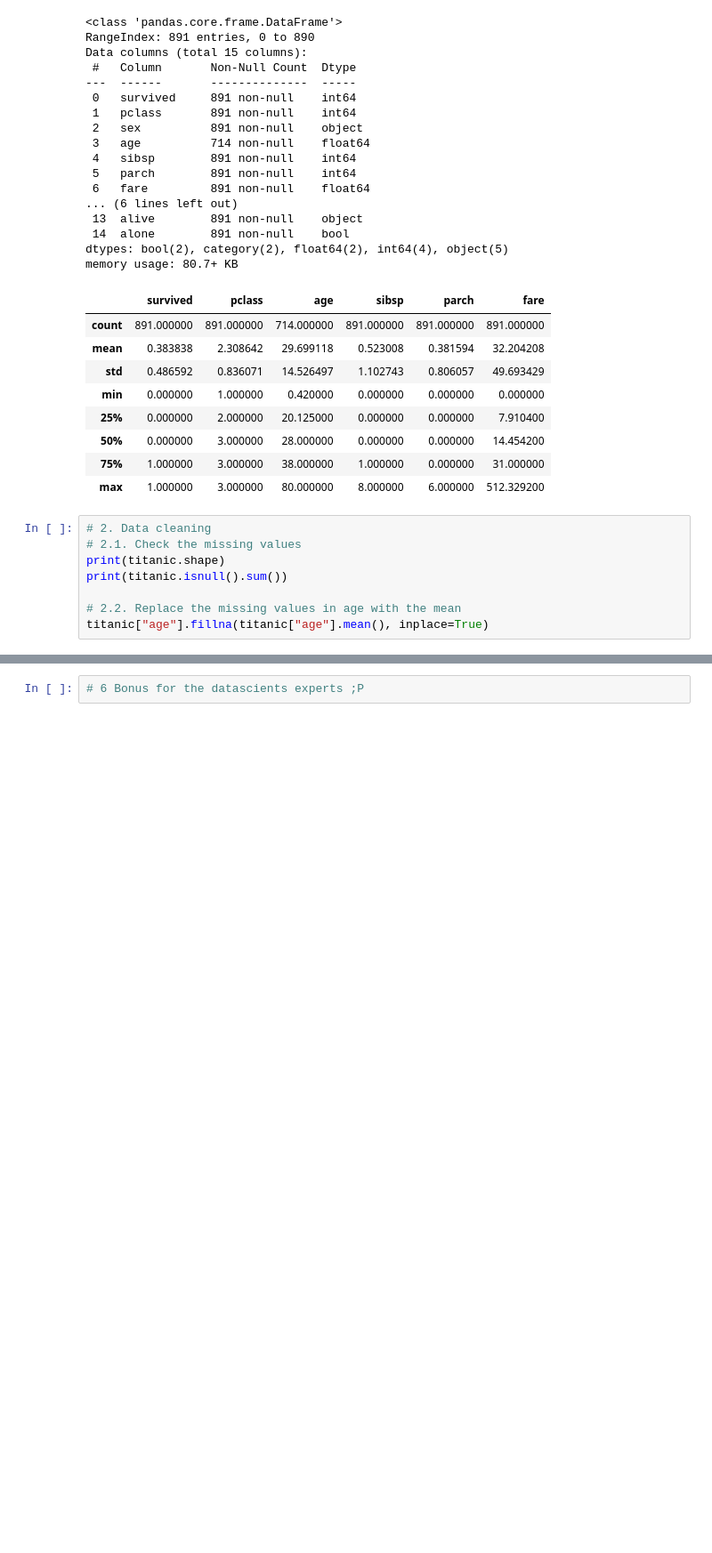
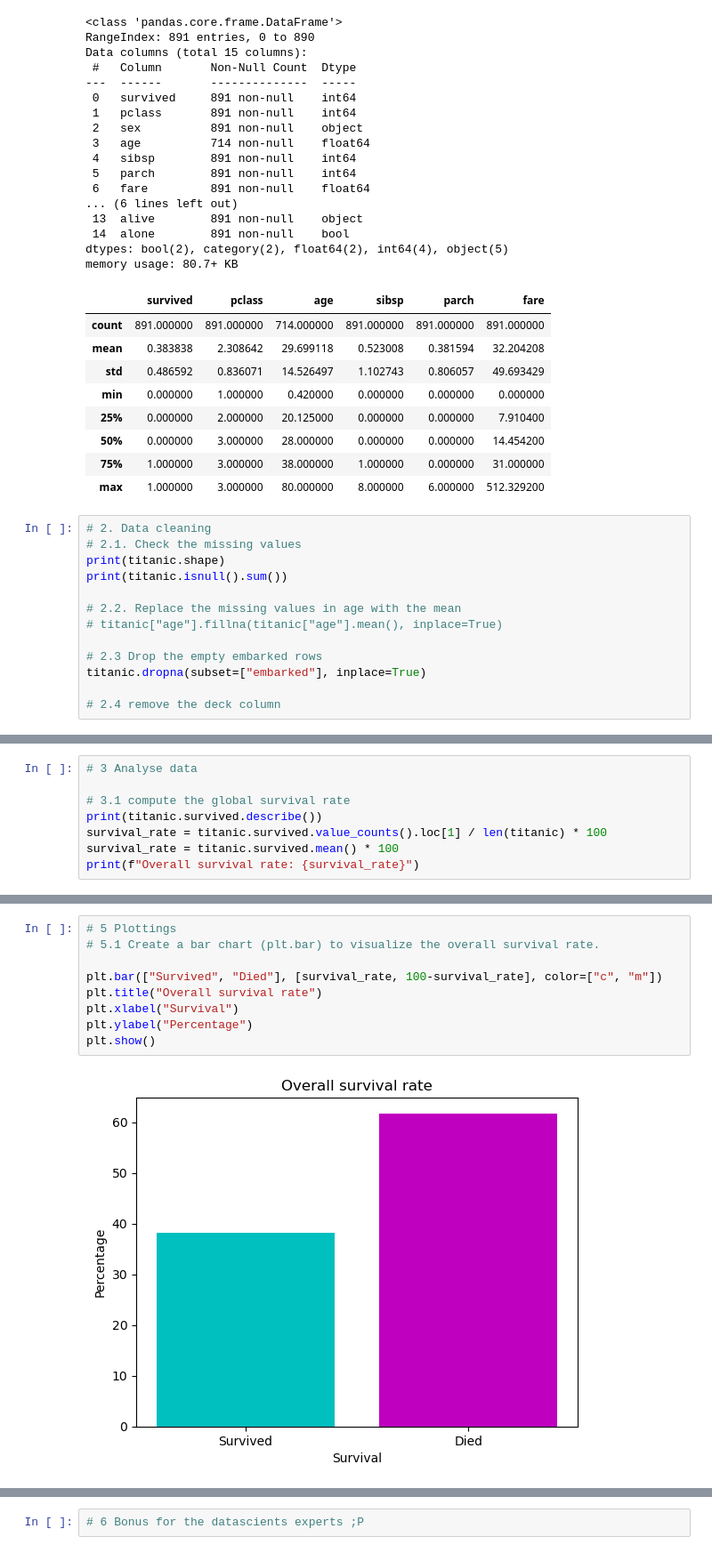
Before and after one commit to diaa-hariri/nomades_python_software_engineer, a Jupyter notebook: numpy_pandas/student_exercises/corrections/pandas/titanic.ipynb, the cells around one changed output, grey strips where cells are left out. Shown: that part at 89% size. Cells and saved outputs as stored; diff of their text form; blank space fills up the shorter version.

```diff
--- a/numpy_pandas/student_exercises/corrections/pandas/titanic.ipynb
+++ b/numpy_pandas/student_exercises/corrections/pandas/titanic.ipynb
@@ -71,4 +71,9 @@ print(titanic.shape)
 print(titanic.isnull().sum())
 
 # 2.2. Replace the missing values in age with the mean
-titanic["age"].fillna(titanic["age"].mean(), inplace=True)
+# titanic["age"].fillna(titanic["age"].mean(), inplace=True)
+
+# 2.3 Drop the empty embarked rows
+titanic.dropna(subset=["embarked"], inplace=True)
+
+# 2.4 remove the deck column
@@ -80,0 +98,8 @@ titanic["age"].fillna(titanic["age"].mean(), inplace=True)
+# %%
+# 3 Analyse data
+
+# 3.1 compute the global survival rate
+print(titanic.survived.describe())
+survival_rate = titanic.survived.value_counts().loc[1] / len(titanic) * 100
+survival_rate = titanic.survived.mean() * 100
+print(f"Overall survival rate: {survival_rate}")
@@ -80,0 +232,11 @@ titanic["age"].fillna(titanic["age"].mean(), inplace=True)
+# %%
+# 5 Plottings
+# 5.1 Create a bar chart (plt.bar) to visualize the overall survival rate.
+
+plt.bar(["Survived", "Died"], [survival_rate, 100-survival_rate], color=["c", "m"])
+plt.title("Overall survival rate")
+plt.xlabel("Survival")
+plt.ylabel("Percentage")
+plt.show()
+# %% [output]
+[figure, added]
```
Also changed, not shown: parts of 15 cells of this notebook, 12 other files.
